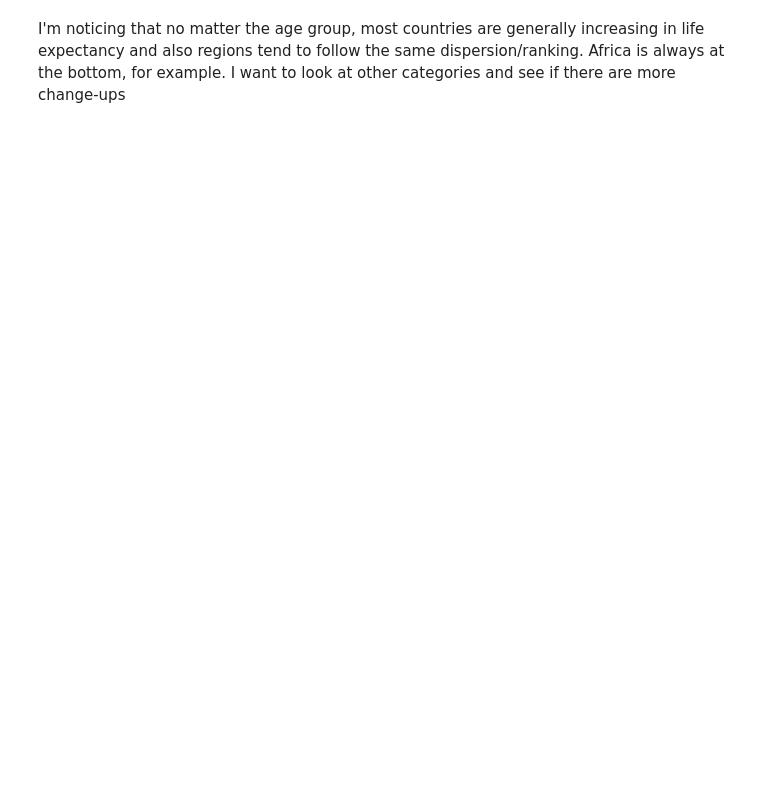
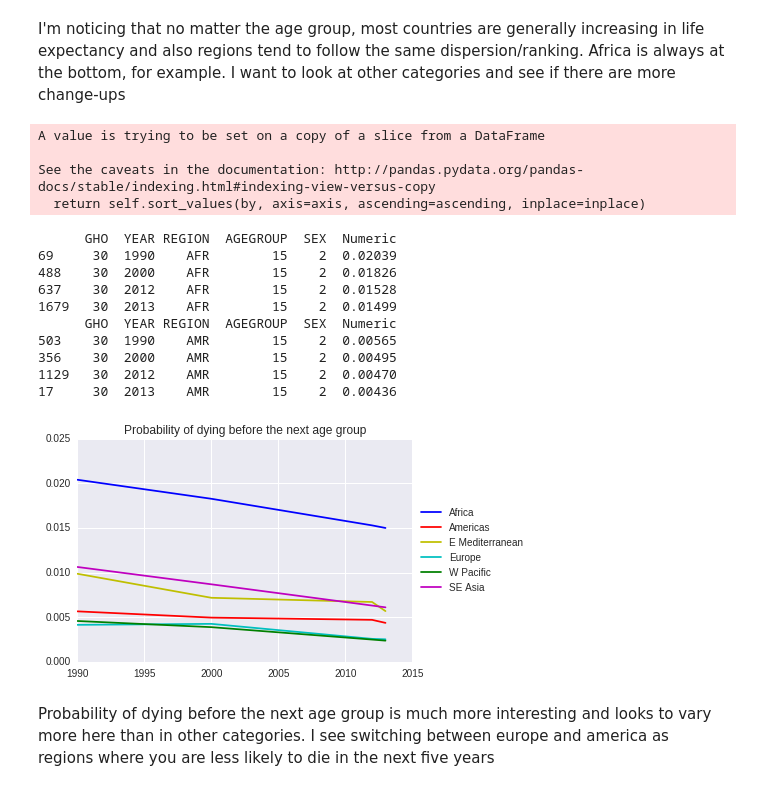
Before and after one commit to segerphilip/DataScience16CTW, a Jupyter notebook: Exploring Trends for plotting.ipynb, the cells around one changed output. Cells and saved outputs as stored; diff of their text form; code cells hidden in the pictures; blank space fills up the shorter version.

```diff
--- a/Exploring Trends for plotting.ipynb
+++ b/Exploring Trends for plotting.ipynb
@@ -94,2 +98,48 @@ plt.show()
 # %% [markdown]
 I'm noticing that no matter the age group, most countries are generally increasing in life expectancy and also regions tend to follow the same dispersion/ranking. Africa is always at the bottom, for example. I want to look at other categories and see if there are more change-ups
+# %%
+#put in year, numeric value
+def manyPlots(age,title,africadf,americadf,emeddf,eurodf,wpacifdf,seasiadf):
+    fig = plt.figure()
+    ax1=fig.add_subplot(111)
+
+    ax1.plot(africadf.YEAR.values,africadf.Numeric.values, c='b', label ='Africa')
+    ax1.plot(americadf.YEAR.values, americadf.Numeric.values, c= 'r', label = 'Americas')
+    ax1.plot(emeddf.YEAR.values, emeddf.Numeric.values, c= 'y', label = 'E Mediterranean')
+    ax1.plot(eurodf.YEAR.values, eurodf.Numeric.values, c= 'c', label = 'Europe')
+    ax1.plot(wpacifdf.YEAR.values, wpacifdf.Numeric.values, c= 'g', label = 'W Pacific')
+    ax1.plot(seasiadf.YEAR.values, seasiadf.Numeric.values, c= 'm', label = 'SE Asia')
+    plt.legend(loc='center left', bbox_to_anchor=(1, 0.5))
+    plt.title(title)
+    plt.show()
+# %%
+def multiplots(cate,age, title):
+    afdf = regionSeparate('AFR',cate,age)
+    print afdf.head()
+    amdf = regionSeparate('AMR',cate,age)#america
+    print amdf.head()
+    emdf = regionSeparate('EMR',cate,age) #Eastern Mediterranean
+    eudf = regionSeparate('EUR',cate,age) # europe
+    wpdf = regionSeparate('WPR',cate,age) #Western Pacific
+    seadf = regionSeparate('SEAR',cate,age) #South-East Asia
+    manyPlots(age, title, afdf,amdf,emdf,eudf,wpdf,seadf)
+# %%
+multiplots(30,15,'Probability of dying before the next age group')
+# %% [output]
+A value is trying to be set on a copy of a slice from a DataFrame
+
+See the caveats in the documentation: http://pandas.pydata.org/pandas-docs/stable/indexing.html#indexing-view-versus-copy
+  return self.sort_values(by, axis=axis, ascending=ascending, inplace=inplace)
+      GHO  YEAR REGION  AGEGROUP  SEX  Numeric
+69     30  1990    AFR        15    2  0.02039
+488    30  2000    AFR        15    2  0.01826
+637    30  2012    AFR        15    2  0.01528
+1679   30  2013    AFR        15    2  0.01499
+      GHO  YEAR REGION  AGEGROUP  SEX  Numeric
+503    30  1990    AMR        15    2  0.00565
+356    30  2000    AMR        15    2  0.00495
+1129   30  2012    AMR        15    2  0.00470
+17     30  2013    AMR        15    2  0.00436
+[figure, added]
+# %% [markdown]
+Probability of dying before the next age group is much more interesting and looks to vary more here than in other categories. I see switching between europe and america as regions where you are less likely to die in the next five years
```
Also changed, not shown: parts of 4 cells of this notebook.
